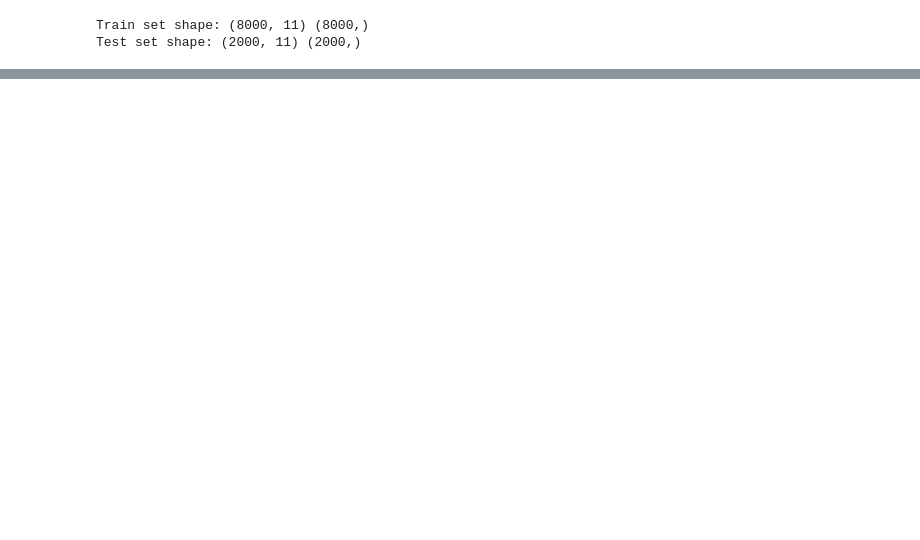
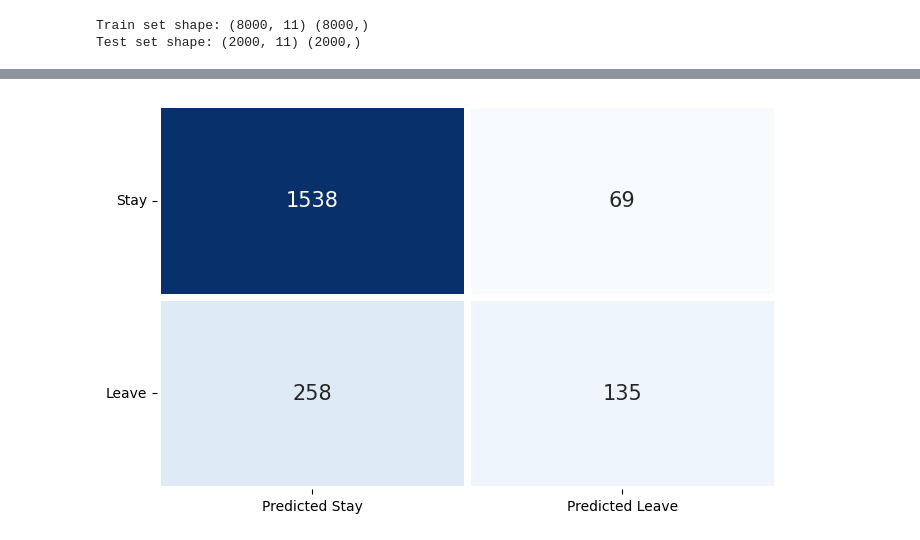
Before and after one commit to TiagoPedrotkd/DL_PP, a Jupyter notebook: notebooks/EDA_Churn.ipynb, the cells around one changed output, grey strips where cells are left out. Saved outputs shown, nothing was run; the diff lists cells and outputs as text; code cells hidden in the pictures; blank space fills up the shorter version.

```diff
--- a/notebooks/EDA_Churn.ipynb
+++ b/notebooks/EDA_Churn.ipynb
@@ -50,7 +52,7 @@ df_important.head()
 | 3 | 699 | France | Female | 39 | 1 | 0.00 | 2 | 0 | 0 | ... |
 | 4 | 850 | Spain | Female | 43 | 2 | 125510.82 | 1 | 1 | 1 | ... |
 # %%
-df_encoded = pd.get_dummies(df_important, columns=["Gender", "Geography"], drop_first=True)
+df_encoded = pd.get_dummies(df_important, columns=["Gender", "Geography"], drop_first=True).astype(int)
 # %%
 df_encoded.head()
 # %% [output]
@@ -81,0 +88,13 @@ Test set shape: (2000, 11) (2000,)
+# %%
+classfier = Sequential()
+
+#Input layer and first hidden layer
+classfier.add(Dense(units=6, kernel_initializer = 'uniform', activation='relu', input_dim=11))
+#Second hidden layer
+classfier.add(Dense(units=6, kernel_initializer = 'uniform', activation='relu'))
+#Output Layer
+classfier.add(Dense(units=1, kernel_initializer = 'uniform', activation='sigmoid'))
+
+#Training model
+classfier.compile(optimizer = 'adam', loss = 'binary_crossentropy', metrics = ['accuracy'])
+hist = classfier.fit(X_train, y_train, validation_split= 0.3, epochs = 100)
@@ -81,0 +120,4 @@ Test set shape: (2000, 11) (2000,)
+# %%
+# Predicting the Test set results
+y_pred = classfier.predict(X_test)
+y_pred = (y_pred > 0.5)
@@ -81,0 +126,4 @@ Test set shape: (2000, 11) (2000,)
+# %%
+# Making the Confusion Matrix
+from sklearn.metrics import confusion_matrix
+cm = confusion_matrix(y_test, y_pred)
@@ -81,0 +147,11 @@ Test set shape: (2000, 11) (2000,)
+# %%
+import seaborn as sns
+import matplotlib.pyplot as plt
+# Visualizing Confusion Matrix
+plt.figure(figsize = (8, 5))
+sns.heatmap(cm, cmap = 'Blues', annot = True, fmt = 'd', linewidths = 5, cbar = False, annot_kws = {'fontsize': 15},
+            yticklabels = ['Stay', 'Leave'], xticklabels = ['Predicted Stay', 'Predicted Leave'])
+plt.yticks(rotation = 0)
+plt.show()
+# %% [output]
+[figure, added]
```
Also changed, not shown: parts of 12 cells of this notebook, 1 other file.
